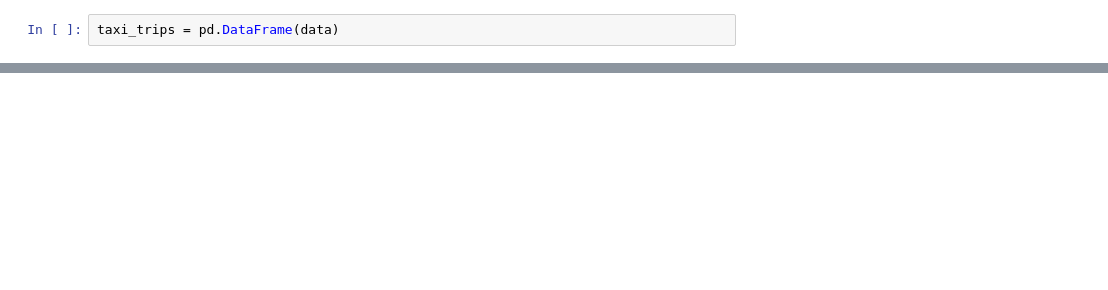
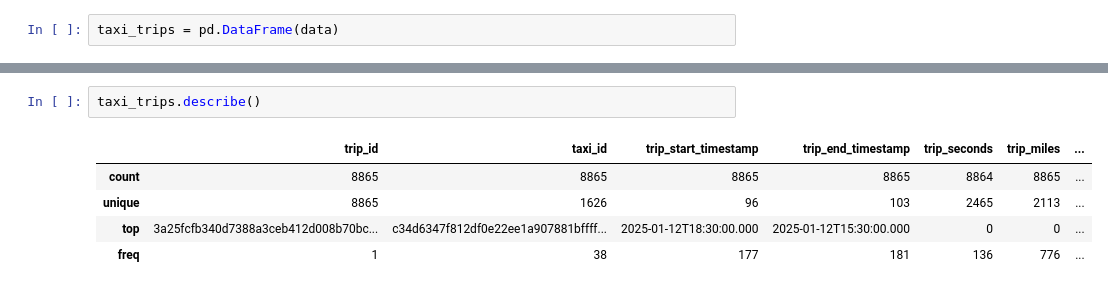
Before and after one commit to TiborVlasics/cubix-data-engineer, a Jupyter notebook: src/notebooks/06_chicago_data_to_mapping.ipynb, the cells around one changed output, grey strips where cells are left out. Cells and saved outputs as stored; diff of their text form; blank space fills up the shorter version.

```diff
--- a/src/notebooks/06_chicago_data_to_mapping.ipynb
+++ b/src/notebooks/06_chicago_data_to_mapping.ipynb
@@ -34,0 +55,8 @@ taxi_trips.head()
+# %%
+taxi_trips.describe()
+# %% [output]
+|  | trip_id | taxi_id | trip_start_timestamp | trip_end_timestamp | trip_seconds | trip_miles | ... |
+| count | 8865 | 8865 | 8865 | 8865 | 8864 | 8865 | ... |
+| unique | 8865 | 1626 | 96 | 103 | 2465 | 2113 | ... |
+| top | 3a25fcfb340d7388a3ceb412d008b70bc... | c34d6347f812df0e22ee1a907881bffff... | 2025-01-12T18:30:00.000 | 2025-01-12T15:30:00.000 | 0 | 0 | ... |
+| freq | 1 | 38 | 177 | 181 | 136 | 776 | ... |
```
Also changed, not shown: parts of 32 cells of this notebook, 2 other files.
